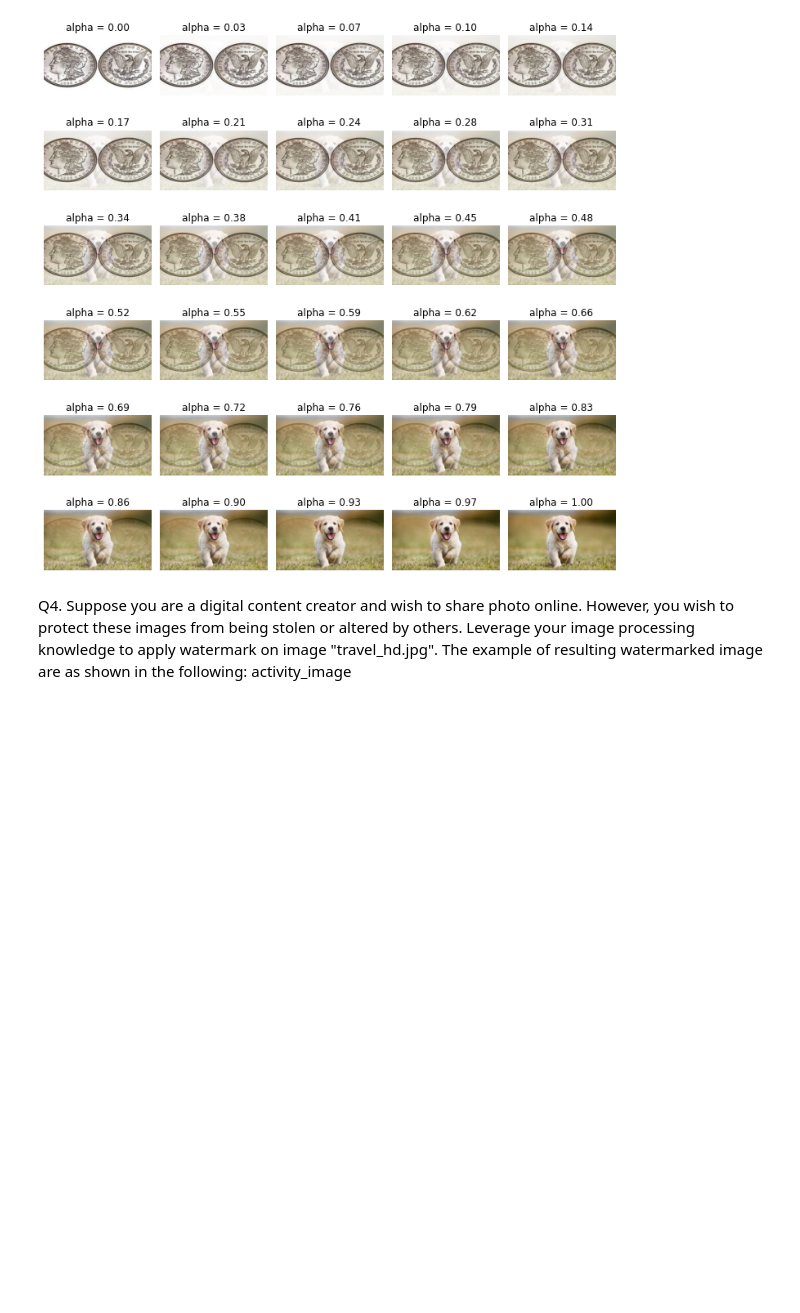
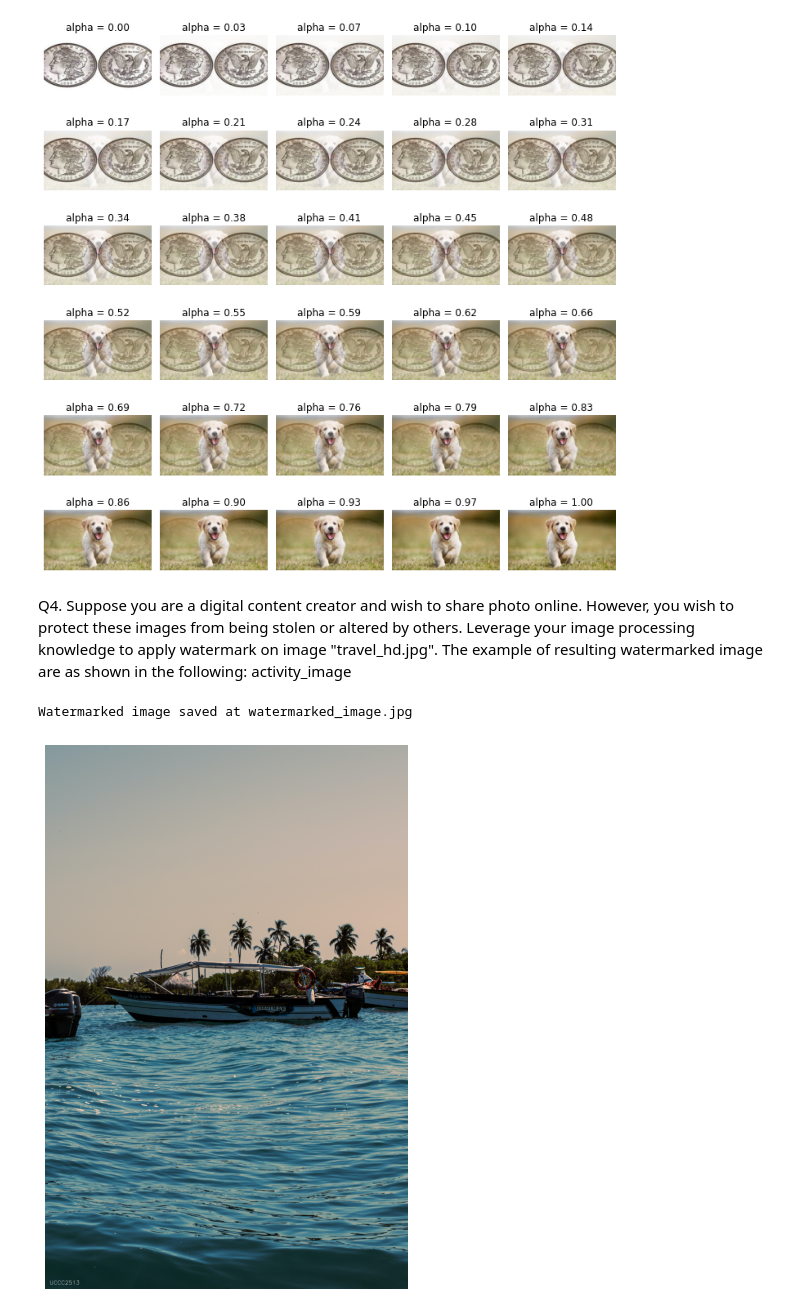
Before and after one commit to Domi901/UCCC2513_miniProject, a Jupyter notebook: Week4_Exercises.ipynb, the cells around one changed output. Drawn from its saved outputs; the diff is of its cells as text; code cells hidden in the pictures; blank space fills up the shorter version.

```diff
--- a/Week4_Exercises.ipynb
+++ b/Week4_Exercises.ipynb
@@ -110,3 +110,39 @@ plt.show()
 [figure]
 # %% [markdown]
 Q4. Suppose you are a digital content creator and wish to share photo online. However, you wish to protect these images from being stolen or altered by others. Leverage your image processing knowledge to apply watermark on image "travel_hd.jpg". The example of resulting watermarked image are as shown in the following: activity_image
+# %%
+image = cv.imread('images/travel_hd.jpg')
+
+# Set the watermark text and font properties
+watermark_text = "UCCC2513"
+font = cv.FONT_HERSHEY_SIMPLEX
+font_scale = 2
+font_thickness = 2
+
+# Calculate the size of the watermark text
+text_size, _ = cv.getTextSize(watermark_text, font, font_scale, font_thickness)
+text_width, text_height = text_size
+
+# Make the bottom left corner for the position of watermark
+padding = 50
+watermark_position = (padding, image.shape[0] - padding)
+
+# Make a copy and add watermark
+watermarked_image = image.copy()
+cv.putText(watermarked_image, watermark_text, watermark_pos, font, font_scale, (255, 255, 255), font_thickness)
+
+# Save the image
+output_path = "watermarked_image.jpg"
+cv.imwrite(output_path, watermarked_image)
+
+print("Watermarked image saved at", output_path)
+
+
+# Display the watermarked image
+plt.figure(figsize=(10,10))
+plt.imshow(cv.cvtColor(watermarked_image, cv.COLOR_BGR2RGB))
+plt.axis('off')
+plt.show()
+# %% [output]
+Watermarked image saved at watermarked_image.jpg
+[figure, added]
```
